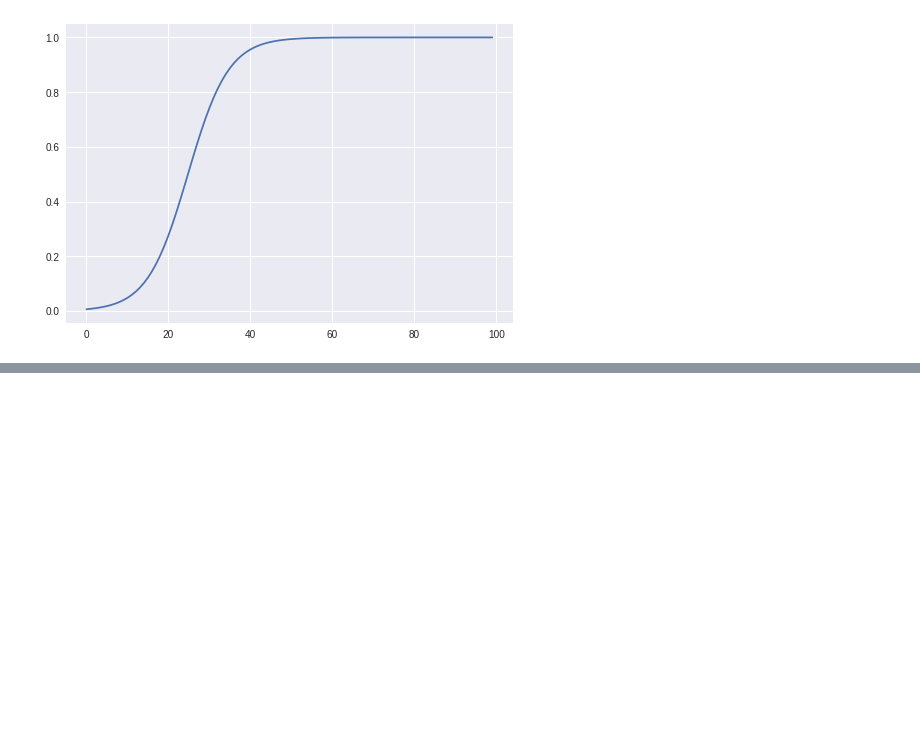
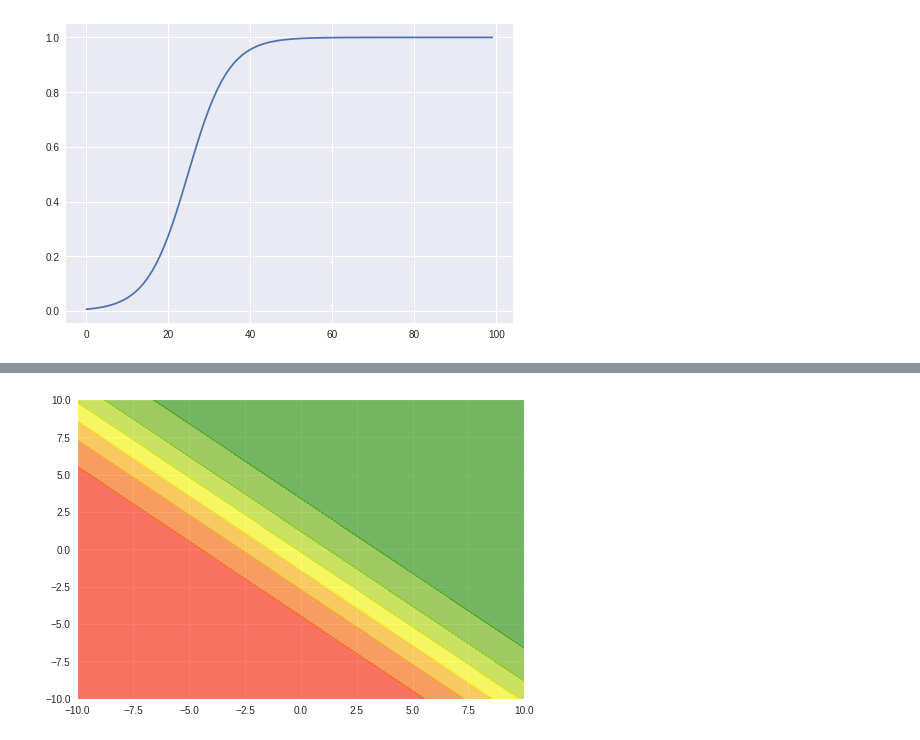
Before and after one commit to Ashish1999Kumar/Deep-learning, a Jupyter notebook: sigmoid.ipynb, the cells around one changed output, grey strips where cells are left out. Cells and saved outputs as stored; diff of their text form; code cells hidden in the pictures; blank space fills up the shorter version.

```diff
--- a/sigmoid.ipynb
+++ b/sigmoid.ipynb
@@ -48 +56,8 @@ ax.set_zlabel('y');
+# %%
+mcap=matplotlib.colors.LinearSegmentedColormap.from_list("",["red","yellow","green"])
+# %%
+plt.contourf(XX1,XX2,Y,cmap=mcap,alpha=0.6)
+plt.show()
+# %% [output]
+[figure, added]
 # %%
```
Also changed, not shown: parts of 14 cells of this notebook.
